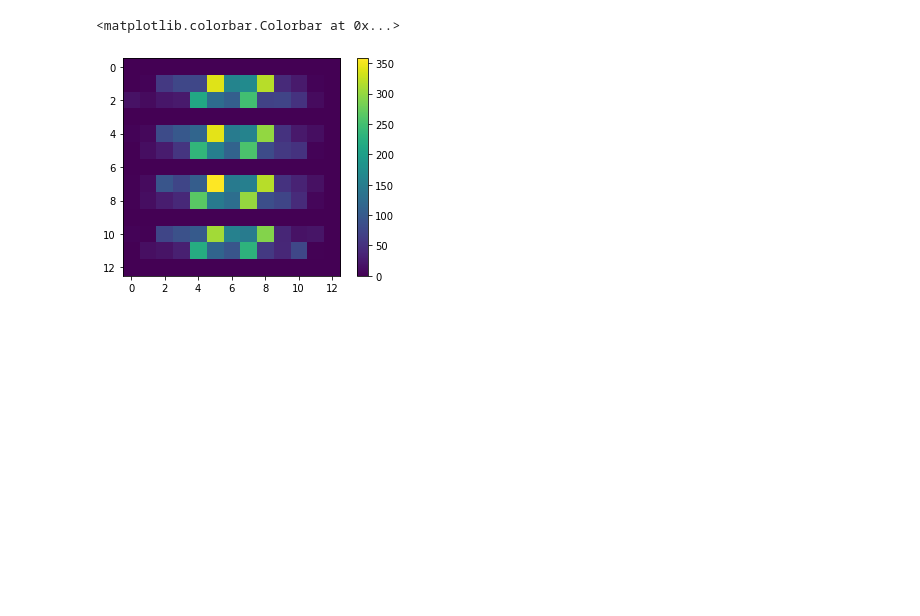
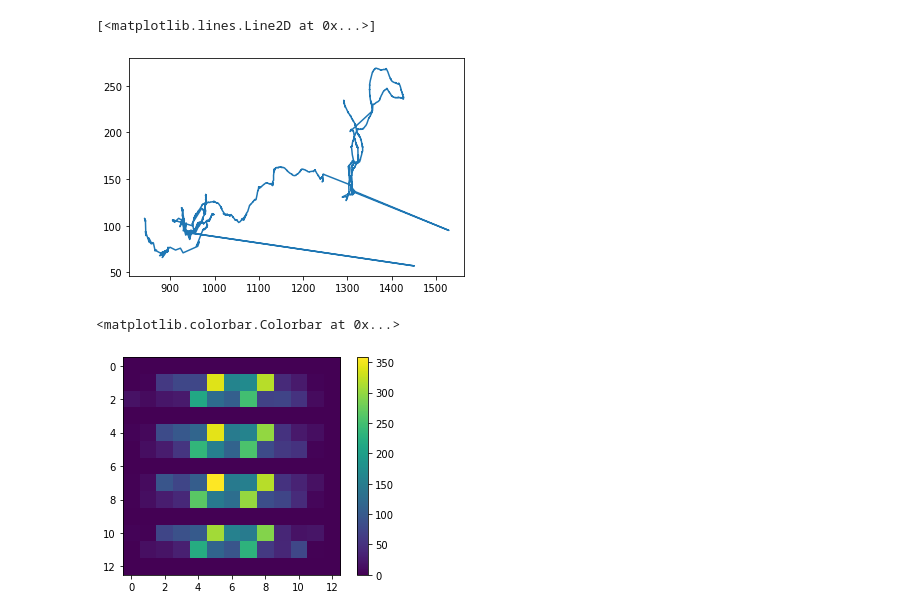
Before and after one commit to ccli3896/RLWorms, a Jupyter notebook: 10_30_model/modeldev.ipynb, the cells around one changed output. Drawn from its saved outputs; the diff is of its cells as text; code cells hidden in the pictures; blank space fills up the shorter version.

```diff
--- a/10_30_model/modeldev.ipynb
+++ b/10_30_model/modeldev.ipynb
@@ -88,3 +114,8 @@ traj_df
+# %%
+plt.plot(locs[:,0],locs[:,1])
+# %% [output]
+[<matplotlib.lines.Line2D at 0x...>]
+[figure, added]
 # %%
 counts = np.zeros((13,13))
 for i_ind,i in enumerate(np.arange(-180,180,30)):
```
Also changed, not shown: parts of 6 cells of this notebook, 3 other files.
